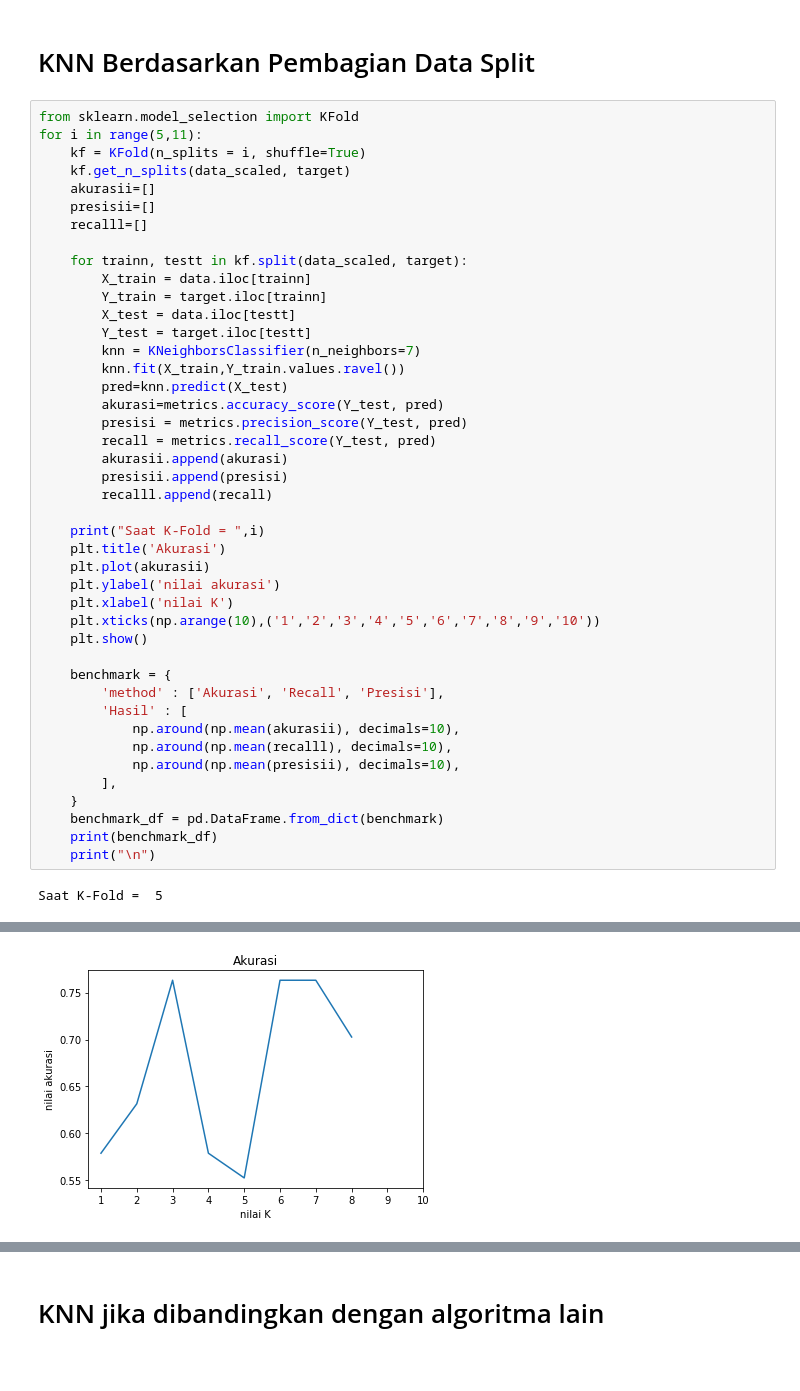
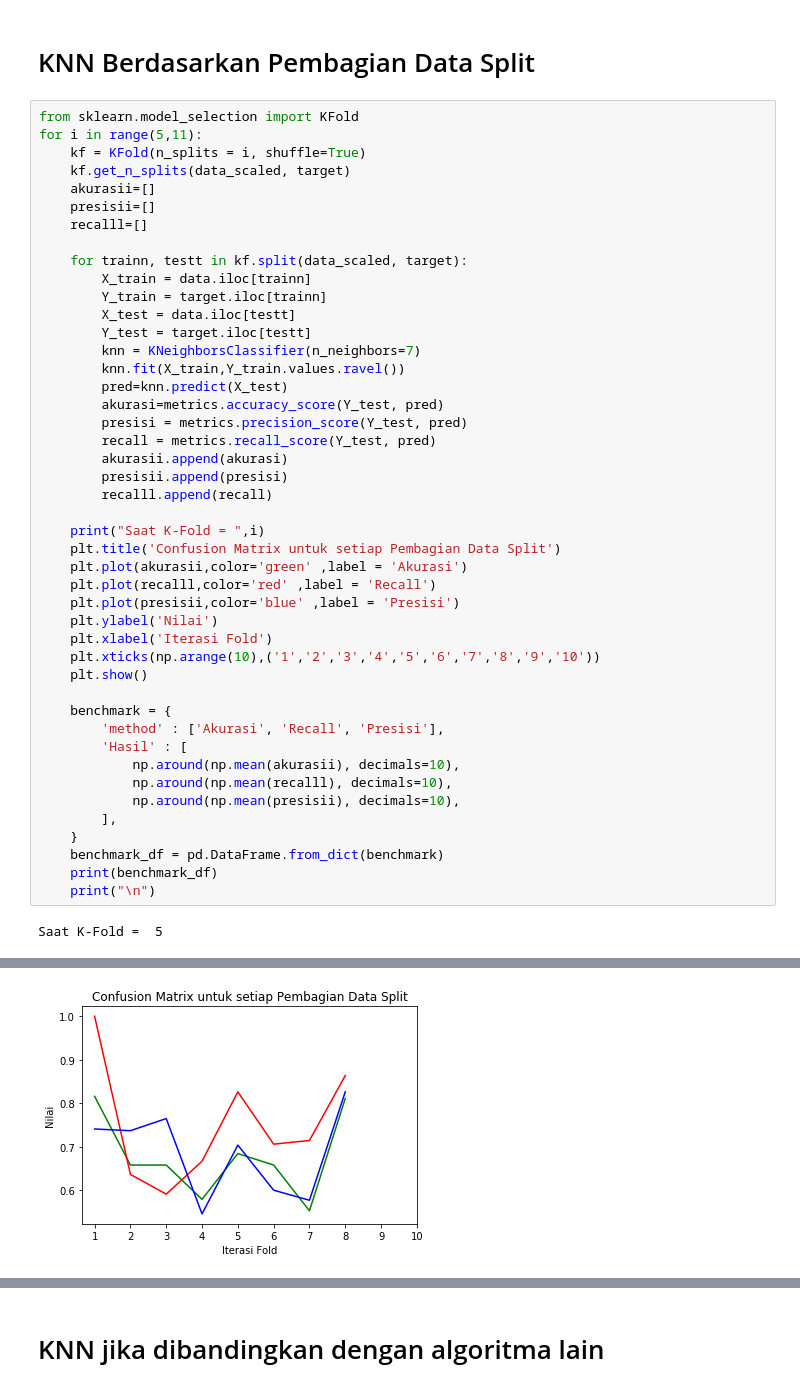
Before and after one commit to safhiram/FP-KK, a Jupyter notebook: KNN Explore.ipynb, the cells around one changed output, grey strips where cells are left out. Saved outputs shown, nothing was run; the diff lists cells and outputs as text.

```diff
--- a/KNN Explore.ipynb
+++ b/KNN Explore.ipynb
@@ -185,10 +188,12 @@ for i in range(5,11):
         recalll.append(recall)
 
     print("Saat K-Fold = ",i)
-    plt.title('Akurasi')
-    plt.plot(akurasii)
-    plt.ylabel('nilai akurasi')
-    plt.xlabel('nilai K')
+    plt.title('Confusion Matrix untuk setiap Pembagian Data Split')
+    plt.plot(akurasii,color='green' ,label = 'Akurasi')
+    plt.plot(recalll,color='red' ,label = 'Recall')
+    plt.plot(presisii,color='blue' ,label = 'Presisi')
+    plt.ylabel('Nilai')
+    plt.xlabel('Iterasi Fold')
     plt.xticks(np.arange(10),('1','2','3','4','5','6','7','8','9','10'))
     plt.show()
 
@@ -229,5 +234,5 @@ Saat K-Fold =  7
 
 
 Saat K-Fold =  8
-[figure, old version]
+[figure, new version]
     method     Hasil
```
Also changed, not shown: parts of 4 cells of this notebook.
